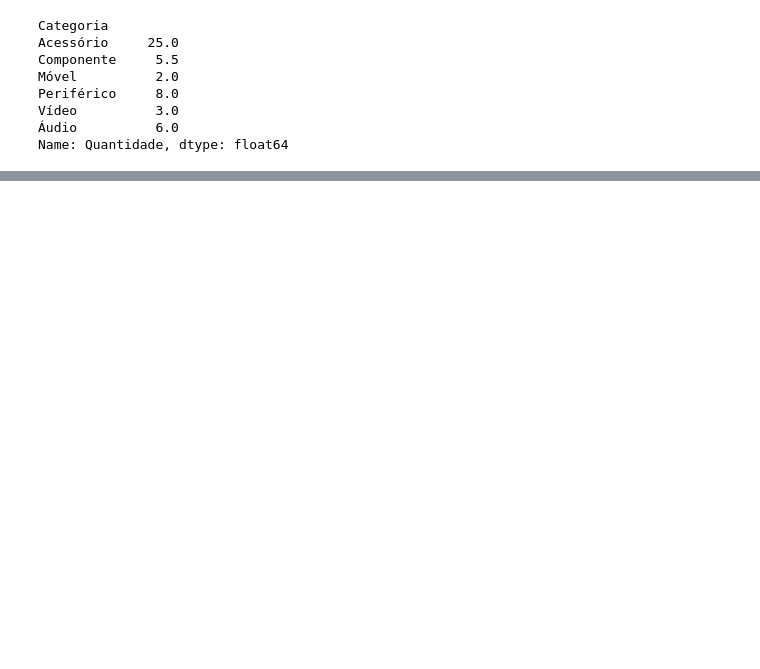
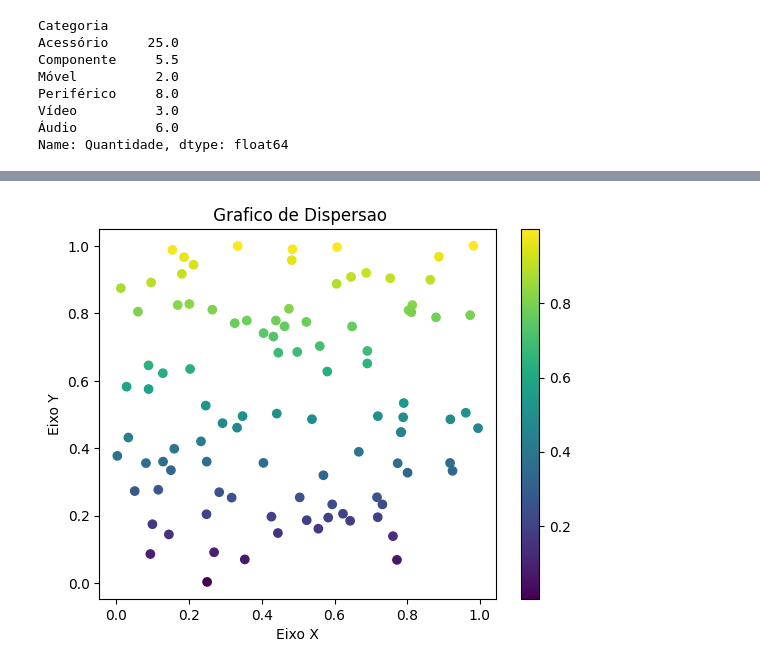
Before and after one commit to httpMatheus-dev/inteligencia-artificial-umc, a Jupyter notebook: Exercícios_DataScience_MatheusGabriel_6B_Noturno.ipynb, the cells around one changed output, grey strips where cells are left out. Saved outputs shown, nothing was run; the diff lists cells and outputs as text; code cells hidden in the pictures; blank space fills up the shorter version.

```diff
--- a/Exercícios_DataScience_MatheusGabriel_6B_Noturno.ipynb
+++ b/Exercícios_DataScience_MatheusGabriel_6B_Noturno.ipynb
@@ -1047,0 +1048,13 @@ Name: Quantidade, dtype: float64
+# %%
+# 2. Plote um gráfico de dispersão para 100 pontos aleatórios com uma paleta de cores baseada nos valores de y.
+x=np.random.rand(100)
+y=np.random.rand(100)
+
+plt.title(" Grafico de Dispersao")
+plt.xlabel("Eixo X")
+plt.ylabel("Eixo Y")
+plt.scatter(x, y, c=y)
+plt.colorbar()
+plt.show()
+# %% [output]
+[figure, added]
```
Also changed, not shown: parts of 48 cells of this notebook.
